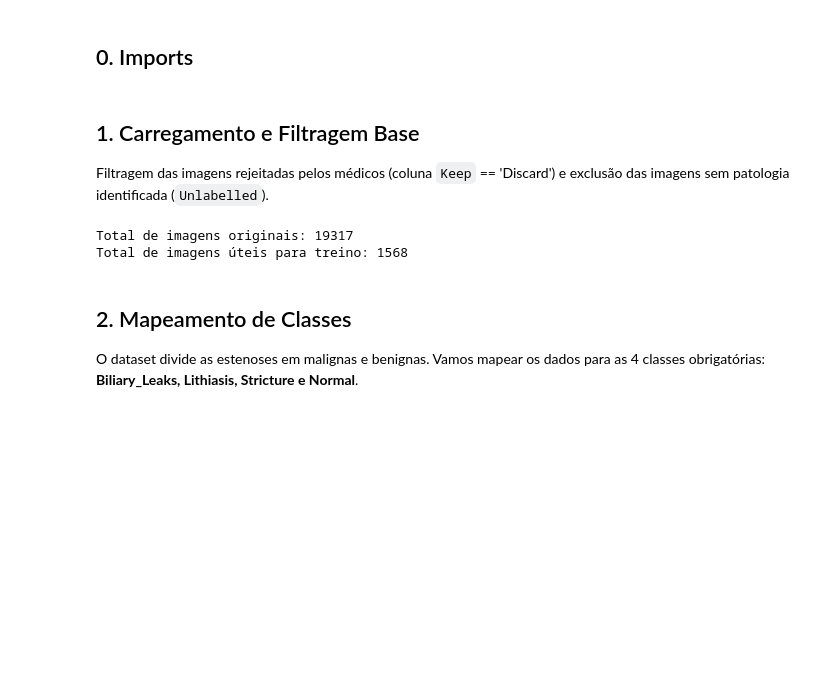
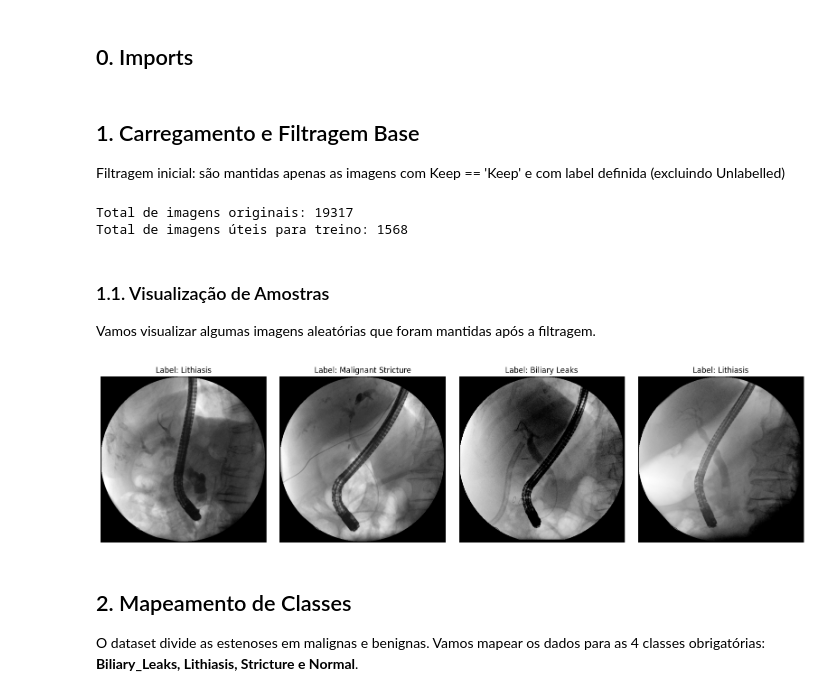
Before and after one commit to barbaragrandinho2004-debug/TrabalhoPratico_Imagiologia, a Jupyter notebook: notebooks/01_eda_dados.ipynb, the cells around one changed output. Saved outputs shown, nothing was run; the diff lists cells and outputs as text; code cells hidden in the pictures; blank space fills up the shorter version.

```diff
--- a/notebooks/01_eda_dados.ipynb
+++ b/notebooks/01_eda_dados.ipynb
@@ -13,7 +14,7 @@ import torch
 import torch.nn as nn
 # %% [markdown]
 ## 1. Carregamento e Filtragem Base
-Filtragem das imagens rejeitadas pelos médicos (coluna `Keep` == 'Discard') e exclusão das imagens sem patologia identificada (`Unlabelled`).
+Filtragem inicial: são mantidas apenas as imagens com Keep == 'Keep' e com label definida (excluindo Unlabelled)
 # %%
 # Caminho relativo limpo e padrão, partindo da pasta 'notebooks/'
 csv_path = os.path.join("..", "data", "MIQR-CC-Dataset", "metadata.csv")
@@ -29,6 +30,35 @@ print(f"Total de imagens úteis para treino: {len(df_limpo)}")
 # %% [output]
 Total de imagens originais: 19317
 Total de imagens úteis para treino: 1568
+# %% [markdown]
+### 1.1. Visualização de Amostras
+Vamos visualizar algumas imagens aleatórias que foram mantidas após a filtragem.
+# %%
+import matplotlib.pyplot as plt
+import cv2
+
+base_dir = os.path.join("..", "data", "MIQR-CC-Dataset")
+amostras = df_limpo.sample(4)
+
+plt.figure(figsize=(16, 4))
+for i, (_, row) in enumerate(amostras.iterrows()):
+    img_path = os.path.join(base_dir, row['processed_image_path'])
+    img = cv2.imread(img_path, cv2.IMREAD_GRAYSCALE)
+
+    plt.subplot(1, 4, i + 1)
+    if img is not None:
+        plt.imshow(img, cmap='gray')
+        plt.title(f"Label: {row['Label']}")
+        plt.axis('off')
+    else:
+        plt.text(0.5, 0.5, 'Erro ao carregar', ha='center', va='center')
+        plt.title(f"Label: {row['Label']}")
+        plt.axis('off')
+
+plt.tight_layout()
+plt.show()
+# %% [output]
+[figure, added]
 # %% [markdown]
 ## 2. Mapeamento de Classes
 O dataset divide as estenoses em malignas e benignas. Vamos mapear os dados para as 4 classes obrigatórias: **Biliary_Leaks, Lithiasis, Stricture e Normal**.
```
Also changed, not shown: parts of 9 cells of this notebook, 17 other files.
